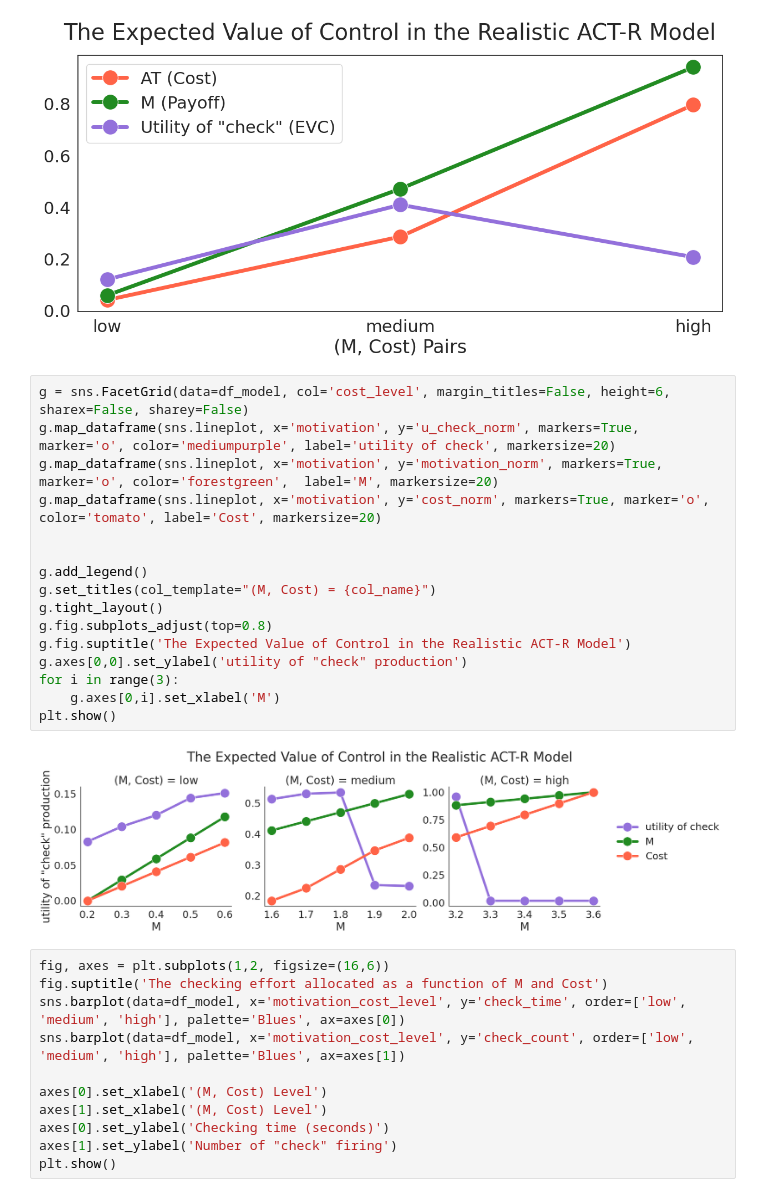
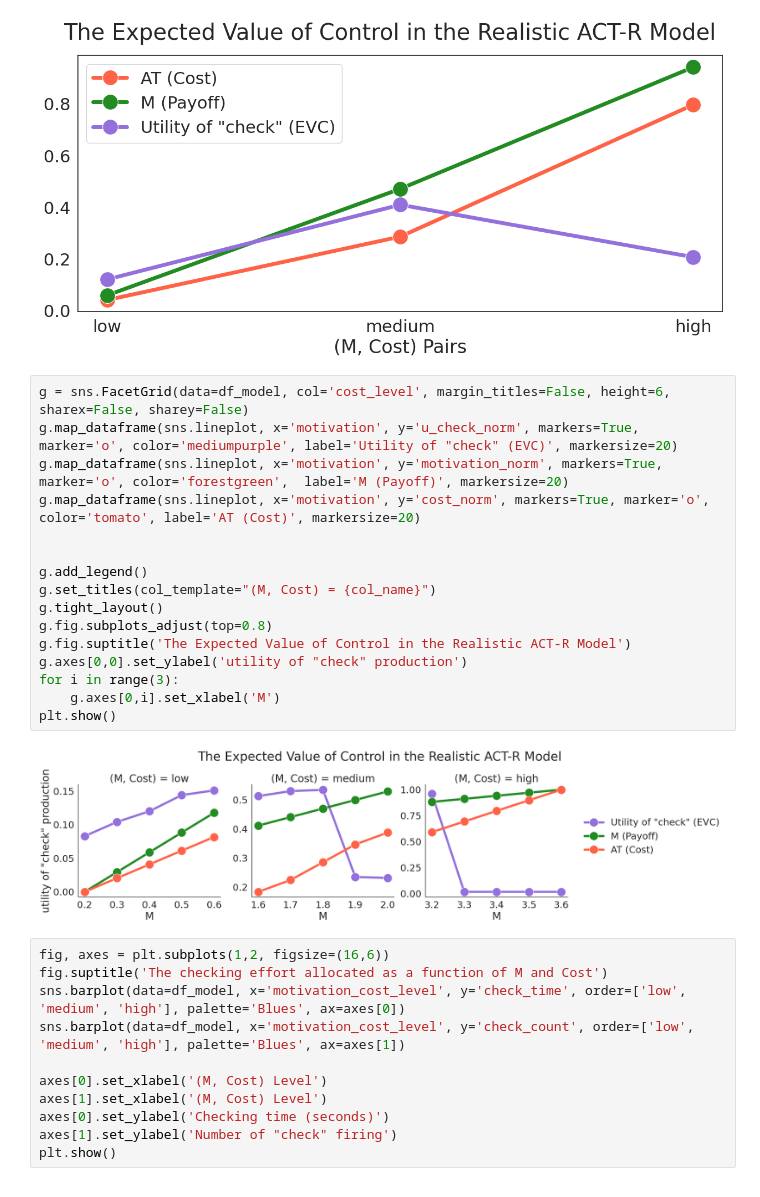
Before and after one commit to yangyuxue2333/ACTR-Simon-Re, a Jupyter notebook: analysis/test_simon_evc.ipynb, the cells around one changed output. Cells and saved outputs as stored; diff of their text form.

Commit message:
evc plot

```diff
--- a/analysis/test_simon_evc.ipynb
+++ b/analysis/test_simon_evc.ipynb
@@ -112,22 +112,22 @@ plot_evc(df_model)
 [figure]
 # %%
 g = sns.FacetGrid(data=df_model, col='cost_level', margin_titles=False, height=6, sharex=False, sharey=False)
-g.map_dataframe(sns.lineplot, x='motivation', y='u_check_norm', markers=True, marker='o', color='mediumpurple', label='utility of check', markersize=20)
-g.map_dataframe(sns.lineplot, x='motivation', y='motivation_norm', markers=True, marker='o', color='forestgreen',  label='M', markersize=20)
-g.map_dataframe(sns.lineplot, x='motivation', y='cost_norm', markers=True, marker='o', color='tomato', label='Cost', markersize=20)
+g.map_dataframe(sns.lineplot, x='motivation', y='u_check_norm', markers=True, marker='o', color='mediumpurple', label='Utility of "check" (EVC)', markersize=20)
+g.map_dataframe(sns.lineplot, x='motivation', y='motivation_norm', markers=True, marker='o', color='forestgreen',  label='M (Payoff)', markersize=20)
+g.map_dataframe(sns.lineplot, x='motivation', y='cost_norm', markers=True, marker='o', color='tomato', label='AT (Cost)', markersize=20)
 
 
 g.add_legend()
 g.set_titles(col_template="(M, Cost) = {col_name}")
 g.tight_layout()
 g.fig.subplots_adjust(top=0.8)
 g.fig.suptitle('The Expected Value of Control in the Realistic ACT-R Model')
 g.axes[0,0].set_ylabel('utility of "check" production')
 for i in range(3):
     g.axes[0,i].set_xlabel('M')
 plt.show()
 # %% [output]
-[figure, old version]
+[figure, new version]
 # %%
 fig, axes = plt.subplots(1,2, figsize=(16,6))
 fig.suptitle('The checking effort allocated as a function of M and Cost')
```
